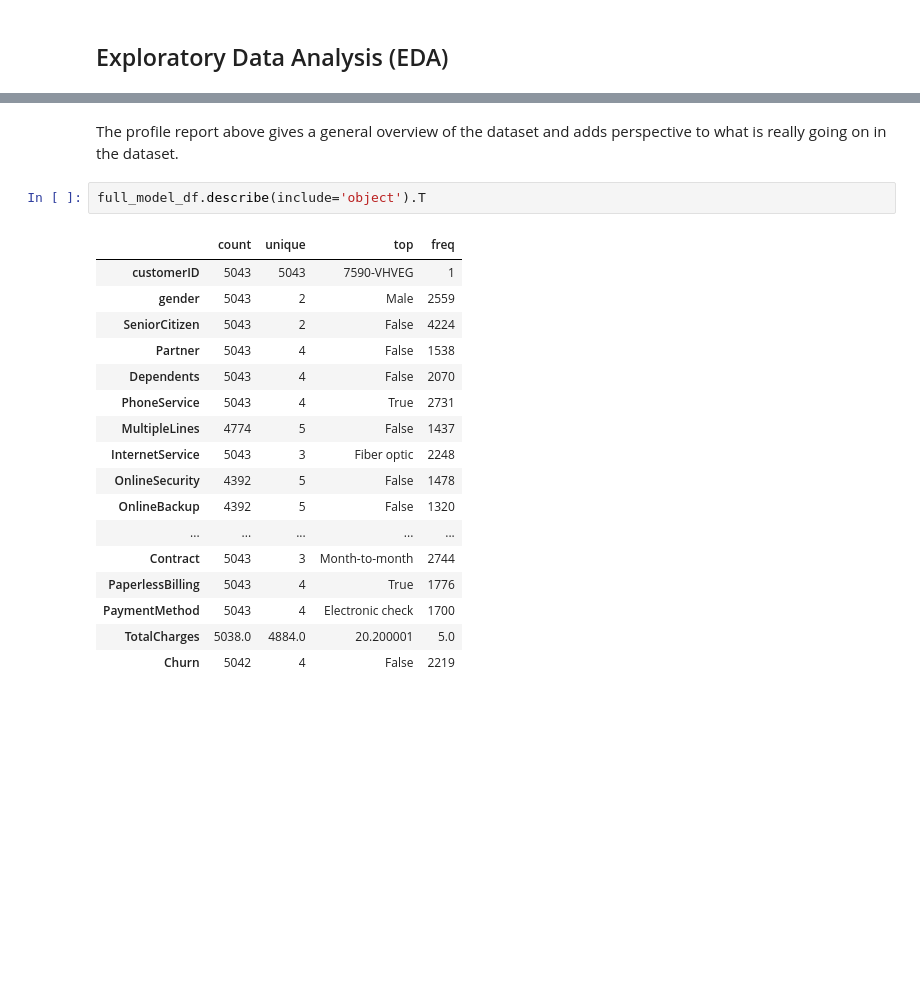
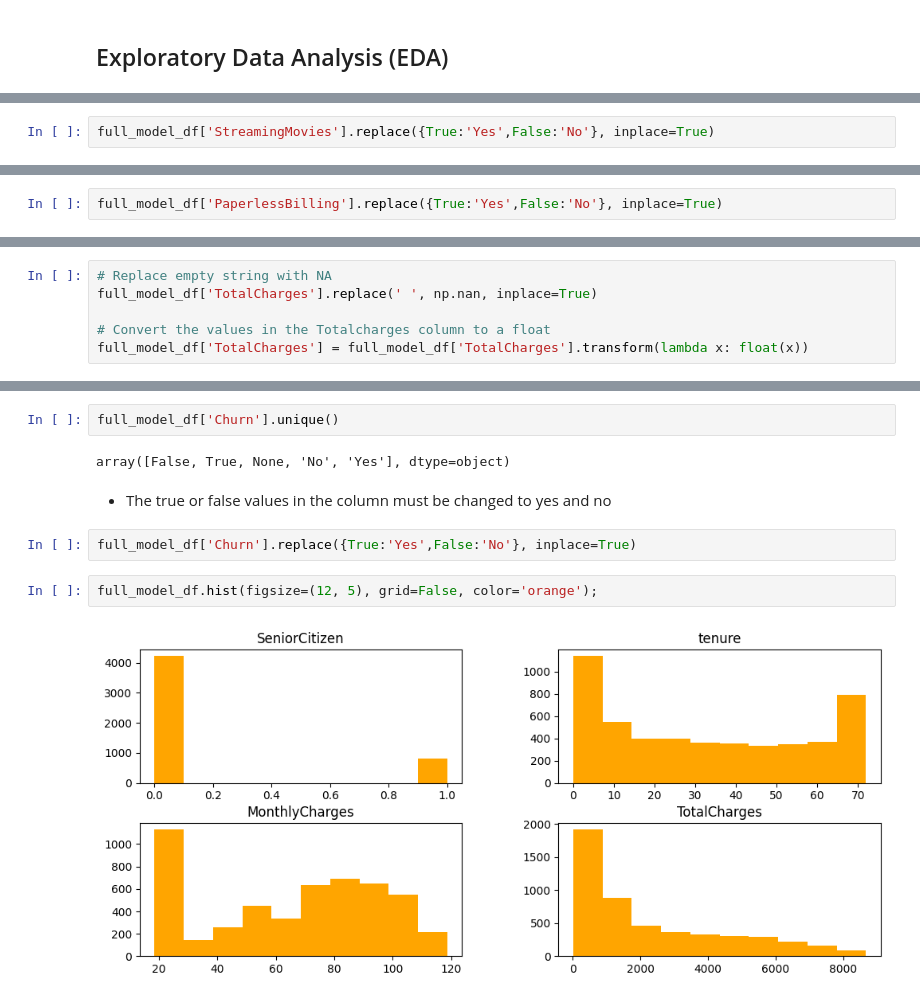
Before and after one commit to pk-aduyaw/Customer_Churn_Classification_Project, a Jupyter notebook: customer_churn_classification_model_project.ipynb, the cells around one changed output, grey strips where cells are left out. Drawn from its saved outputs; the diff is of its cells as text; blank space fills up the shorter version.

```diff
--- a/customer_churn_classification_model_project.ipynb
+++ b/customer_churn_classification_model_project.ipynb
@@ -111,0 +355,2 @@ test_df.shape
+# %%
+full_model_df['StreamingMovies'].replace({True:'Yes',False:'No'}, inplace=True)
@@ -111,0 +367,2 @@ test_df.shape
+# %%
+full_model_df['PaperlessBilling'].replace({True:'Yes',False:'No'}, inplace=True)
@@ -112,3 +392,9 @@ test_df.shape
+# %%
+# Replace empty string with NA
+full_model_df['TotalCharges'].replace(' ', np.nan, inplace=True)
+
+# Convert the values in the Totalcharges column to a float
+full_model_df['TotalCharges'] = full_model_df['TotalCharges'].transform(lambda x: float(x))
 # %%
 full_model_df.info()
 # %% [output]
@@ -138,22 +418,12 @@ profile
-# %% [markdown]
-The profile report above gives a general overview of the dataset and adds perspective to what is really going on in the dataset.
-# %%
-full_model_df.describe(include='object').T
-# %% [output]
-|  | count | unique | top | freq |
-| customerID | 5043 | 5043 | 7590-VHVEG | 1 |
-| gender | 5043 | 2 | Male | 2559 |
-| SeniorCitizen | 5043 | 2 | False | 4224 |
-| Partner | 5043 | 4 | False | 1538 |
-| Dependents | 5043 | 4 | False | 2070 |
-| PhoneService | 5043 | 4 | True | 2731 |
-| MultipleLines | 4774 | 5 | False | 1437 |
-| InternetService | 5043 | 3 | Fiber optic | 2248 |
-| OnlineSecurity | 4392 | 5 | False | 1478 |
-| OnlineBackup | 4392 | 5 | False | 1320 |
-| ... | ... | ... | ... | ... |
-| Contract | 5043 | 3 | Month-to-month | 2744 |
-| PaperlessBilling | 5043 | 4 | True | 1776 |
-| PaymentMethod | 5043 | 4 | Electronic check | 1700 |
-| TotalCharges | 5038.0 | 4884.0 | 20.200001 | 5.0 |
-| Churn | 5042 | 4 | False | 2219 |
+# %%
+full_model_df['Churn'].unique()
+# %% [output]
+array([False, True, None, 'No', 'Yes'], dtype=object)
+# %% [markdown]
+- The true or false values in the column must be changed to yes and no
+# %%
+full_model_df['Churn'].replace({True:'Yes',False:'No'}, inplace=True)
+# %%
+full_model_df.hist(figsize=(12, 5), grid=False, color='orange');
+# %% [output]
+[figure, added]
```
Also changed, not shown: parts of 68 cells of this notebook.
